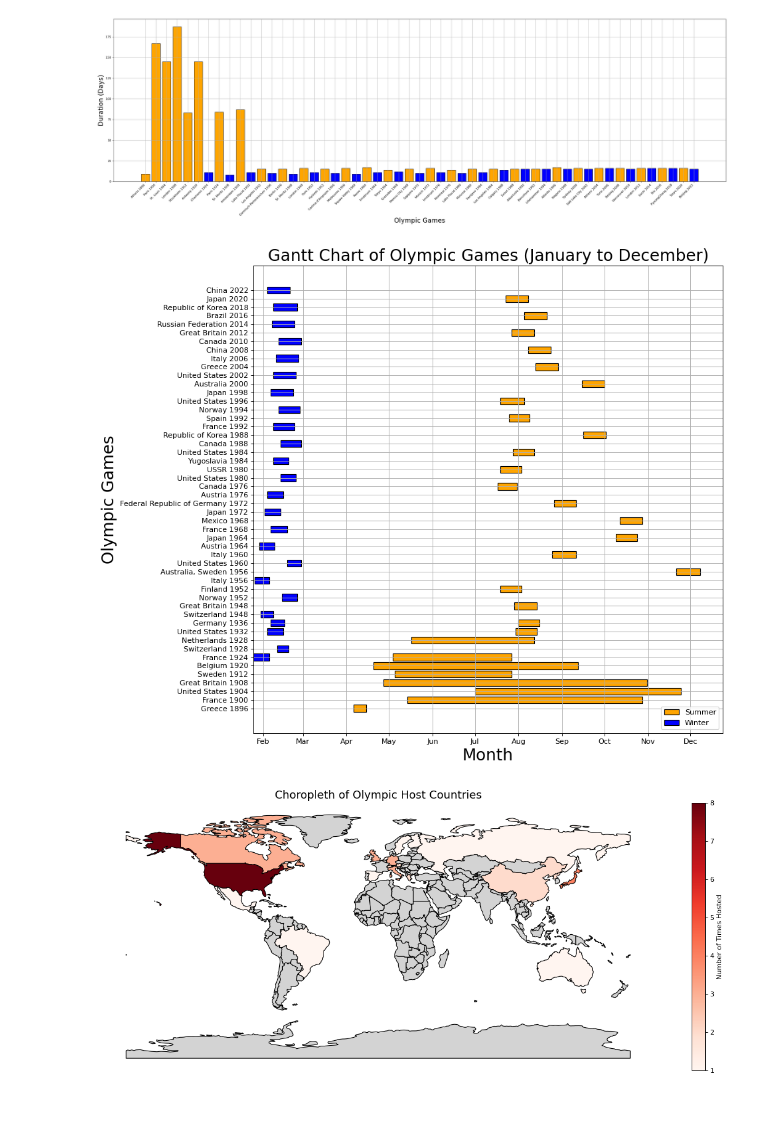
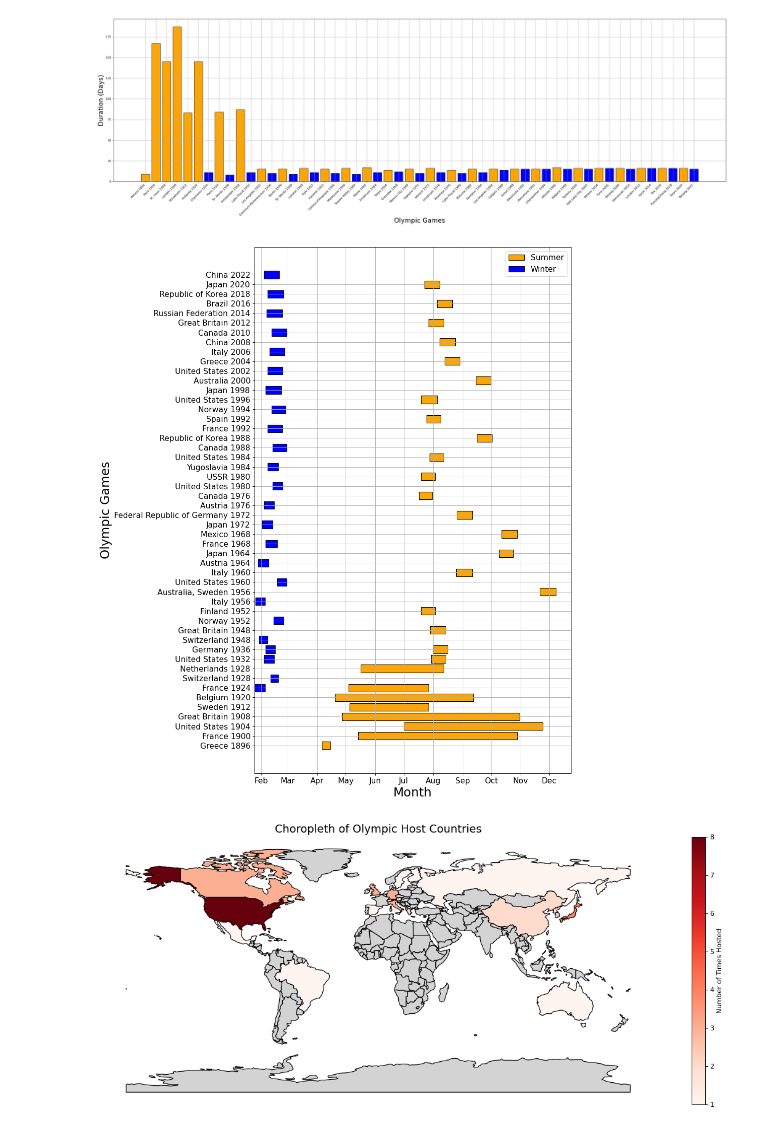
Before and after one commit to willfliaw/CSC_51052_EP, a Jupyter notebook: Project/main/Preliminary data analysis.ipynb, the cells around one changed output. Drawn from its saved outputs; the diff is of its cells as text; code cells hidden in the pictures.

```diff
--- a/Project/main/Preliminary data analysis.ipynb
+++ b/Project/main/Preliminary data analysis.ipynb
@@ -858,39 +858,39 @@ hosts_data["end_month_day"] = hosts_data["game_end_date"].dt.strftime("%m-%d")
 hosts_data["start_date"] = pd.to_datetime(hosts_data["start_month_day"], format="%m-%d")
 hosts_data["end_date"] = pd.to_datetime(hosts_data["end_month_day"], format="%m-%d")
 
 hosts_data["duration"] = (hosts_data["end_date"] - hosts_data["start_date"]).dt.days
 
-plt.figure(figsize=(12, 10), dpi=80)
+plt.figure(figsize=(12, 14), dpi=80)
 
 bars = []
 labels = []
 for index, row in hosts_data.iterrows():
     bar = plt.barh(
         y=f"{row["game_location"]} {row["game_year"]}",
         left=row["start_date"],
         width=row["duration"],
         color=row["game_season_color"],
         edgecolor="black",
     )
     if row["game_season"] not in labels:
         bars.append(bar[0])
         labels.append(row["game_season"])
 
 plt.gca().xaxis.set_major_formatter(mdates.DateFormatter("%b"))
 plt.gca().xaxis.set_major_locator(mdates.MonthLocator())
 plt.xlabel("Month", fontsize=22)
 plt.ylabel("Olympic Games", fontsize=22)
-plt.title("Gantt Chart of Olympic Games (January to December)", fontsize=22)
-plt.xticks(fontsize=10)
-plt.yticks(fontsize=10)
+# plt.title("Gantt Chart of Olympic Games", fontsize=22)
+plt.xticks(fontsize=14)
+plt.yticks(fontsize=14)
 plt.tight_layout()
-plt.legend(bars, labels, loc="lower right")
+plt.legend(bars, labels, fontsize=14)
 
 plt.grid()
 plt.tight_layout()
 plt.show()
 # %% [output]
-[figure, old version]
+[figure, new version]
 # %%
 world = gpd.read_file(os.path.join(DATA_PATH, "map", "ne_110m_admin_0_countries.shp"))
 
```
Also changed, not shown: 13 other files.
